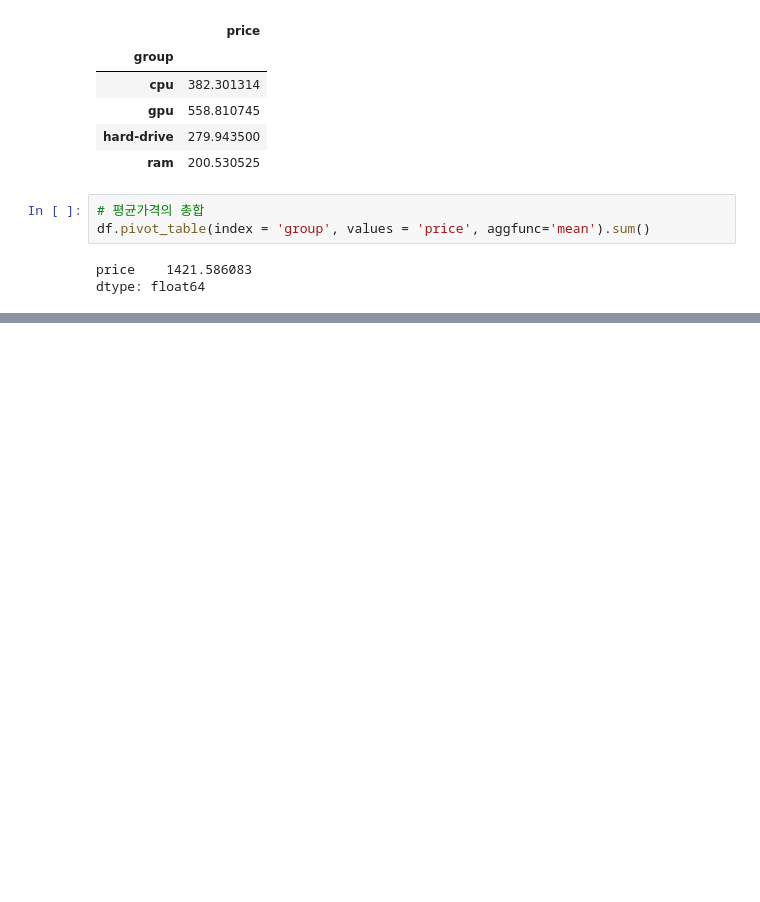
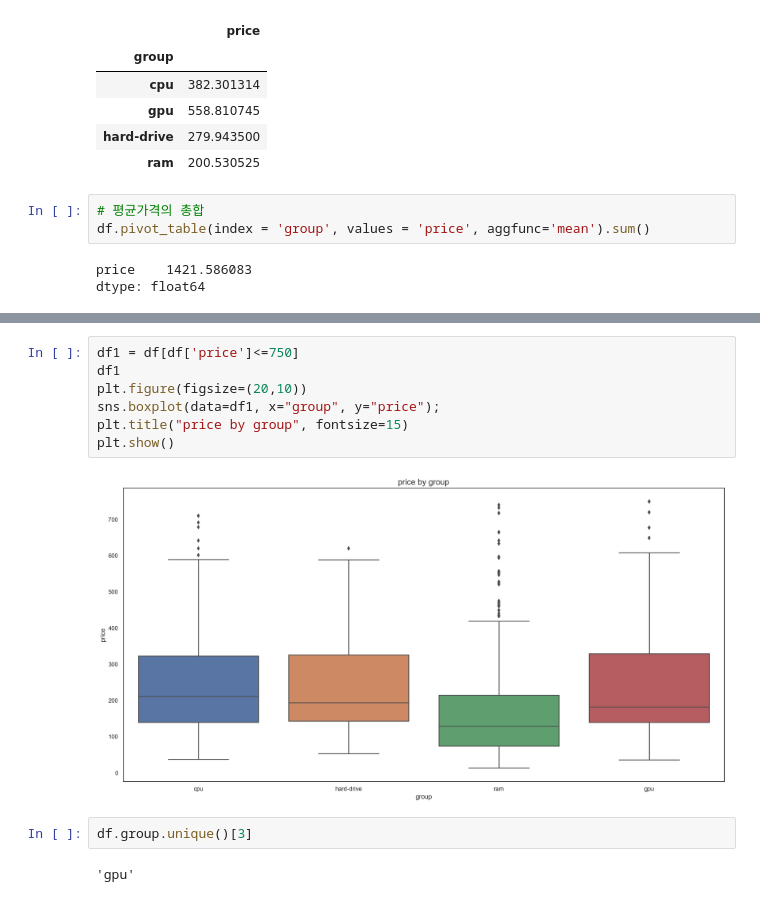
Before and after one commit to dss-14th/ml-repo-6, a Jupyter notebook: 01_one-hot-encoding.ipynb, the cells around one changed output, grey strips where cells are left out. Cells and saved outputs as stored; diff of their text form; blank space fills up the shorter version.

```diff
--- a/01_one-hot-encoding.ipynb
+++ b/01_one-hot-encoding.ipynb
@@ -165,0 +170,13 @@ round((df.pivot_table(index = 'group', values = 'price', aggfunc='mean')/df.pivo
+# %%
+df1 = df[df['price']<=750]
+df1
+plt.figure(figsize=(20,10))
+sns.boxplot(data=df1, x="group", y="price");
+plt.title("price by group", fontsize=15)
+plt.show()
+# %% [output]
+[figure, added]
+# %%
+df.group.unique()[3]
+# %% [output]
+'gpu'
```
Also changed, not shown: parts of 8 cells of this notebook.
